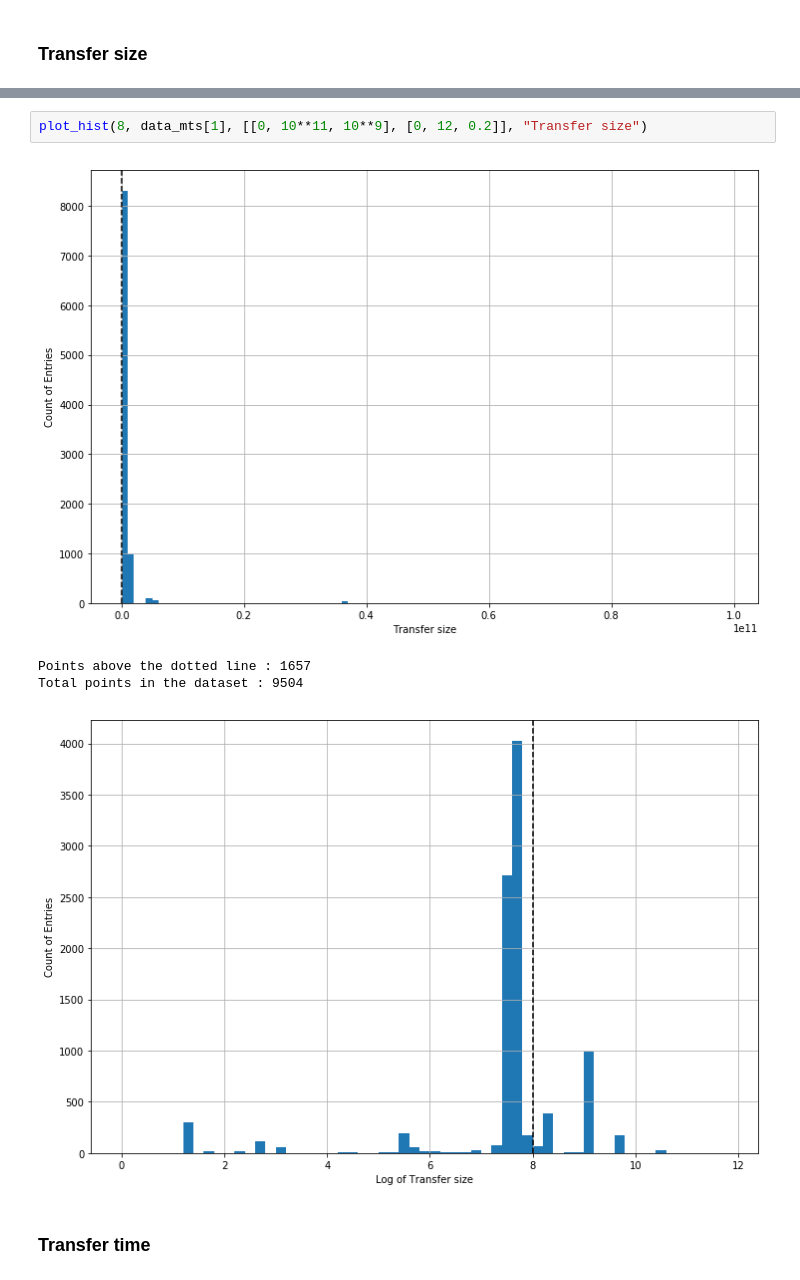
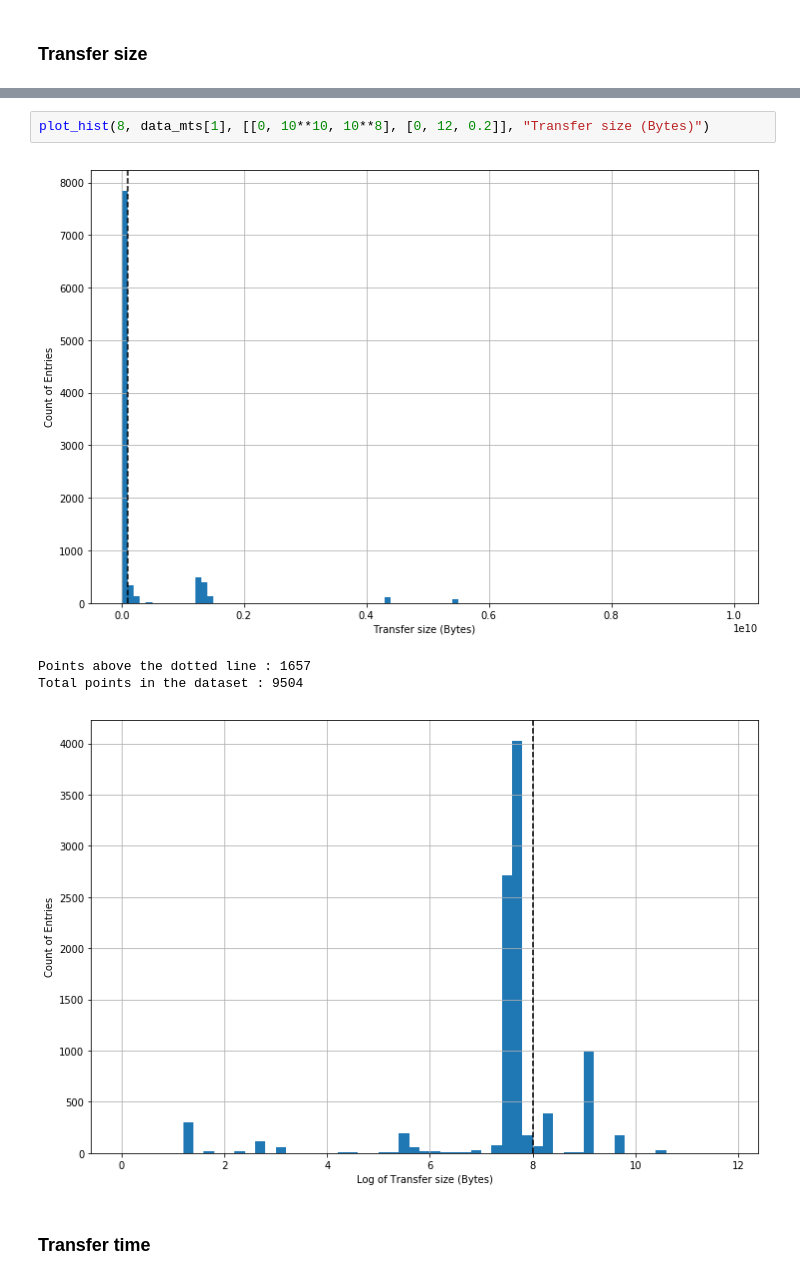
Before and after one commit to AdwaitB/greco-notes, a Jupyter notebook: infra/Analysis_full.ipynb, the cells around one changed output, grey strips where cells are left out. Saved outputs shown, nothing was run; the diff lists cells and outputs as text.

```diff
--- a/infra/Analysis_full.ipynb
+++ b/infra/Analysis_full.ipynb
@@ -259,10 +267,10 @@ Total points in the dataset : 271
 # %%
-plot_hist(8, data_mts[1], [[0, 10**11, 10**9], [0, 12, 0.2]], "Transfer size")
+plot_hist(8, data_mts[1], [[0, 10**10, 10**8], [0, 12, 0.2]], "Transfer size (Bytes)")
 # %% [output]
-[figure, old version]
+[figure, new version]
 Points above the dotted line : 1657
 Total points in the dataset : 9504
-[figure, old version]
+[figure, new version]
 # %% [markdown]
 ### Transfer time
 # %%
```
Also changed, not shown: parts of 7 cells of this notebook, 1 other file.
